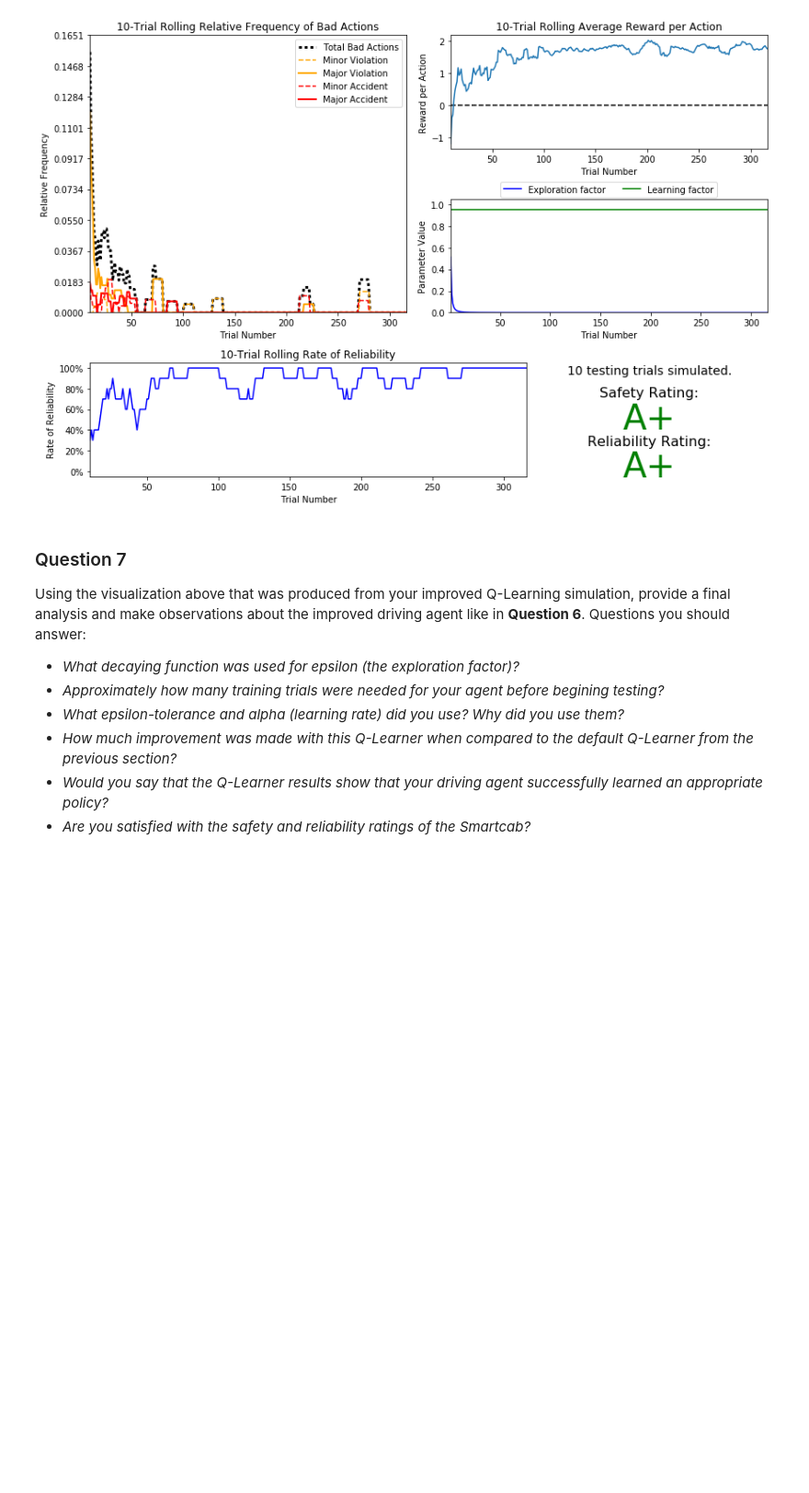
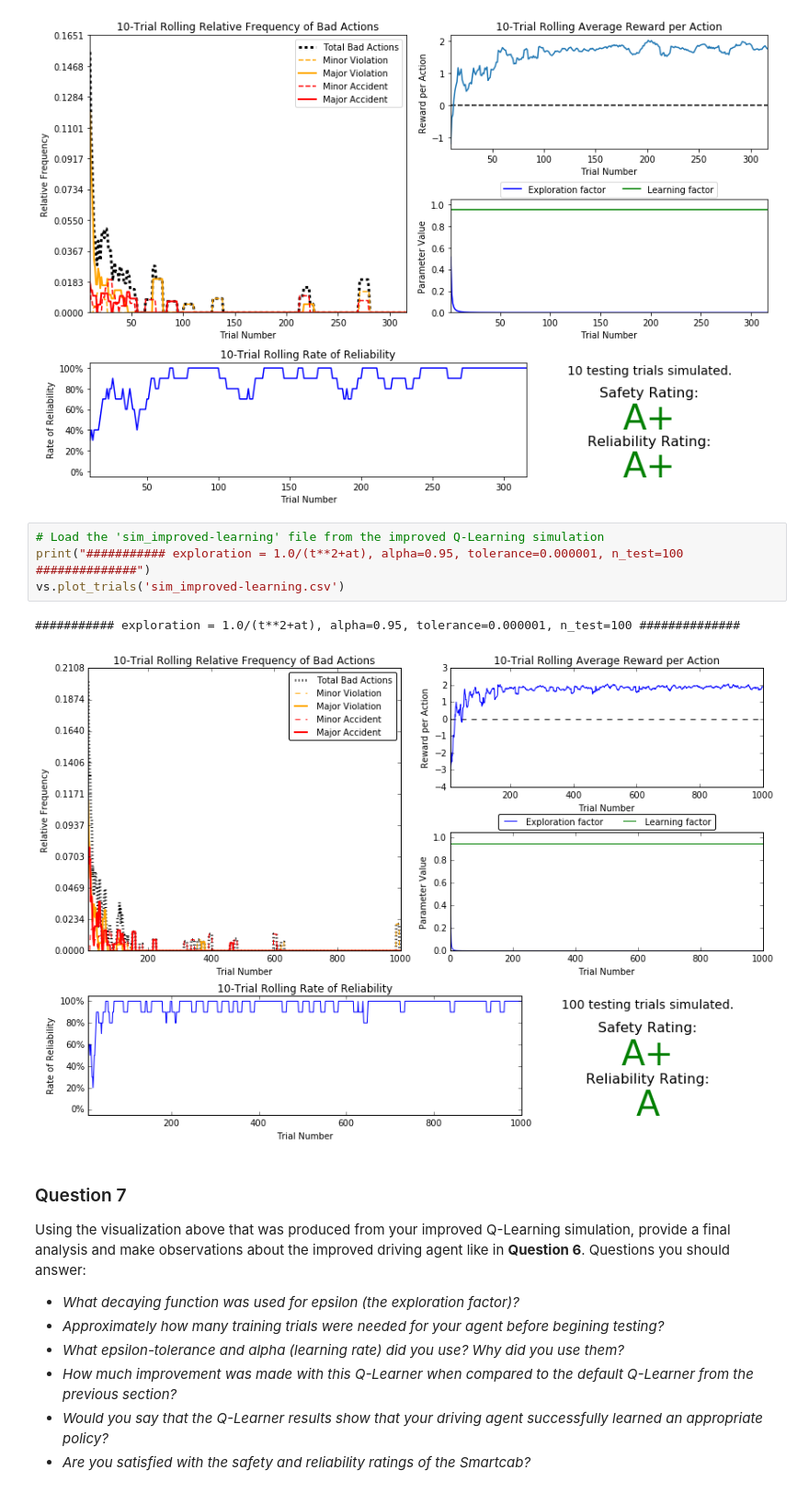
Before and after one commit to thiagomarques2015/smartcab, a Jupyter notebook: smartcab.ipynb, the cells around one changed output. Shown at 92% size. Cells and saved outputs as stored; diff of their text form; blank space fills up the shorter version.

```diff
--- a/smartcab.ipynb
+++ b/smartcab.ipynb
@@ -428,6 +428,13 @@ vs.plot_trials('sim_improved-learning.csv')
 # %% [output]
 ########### exploration = 1.0/(t**2+at), alpha=0.95, tolerance=0.00001 ##############
 [figure]
+# %%
+# Load the 'sim_improved-learning' file from the improved Q-Learning simulation
+print("########### exploration = 1.0/(t**2+at), alpha=0.95, tolerance=0.000001, n_test=100 ##############")
+vs.plot_trials('sim_improved-learning.csv')
+# %% [output]
+########### exploration = 1.0/(t**2+at), alpha=0.95, tolerance=0.000001, n_test=100 ##############
+[figure, added]
 # %% [markdown]
 ### Question 7
 Using the visualization above that was produced from your improved Q-Learning simulation, provide a final analysis and make observations about the improved driving agent like in **Question 6**. Questions you should answer:
```
Also changed, not shown: parts of 4 cells of this notebook, 4 other files.
